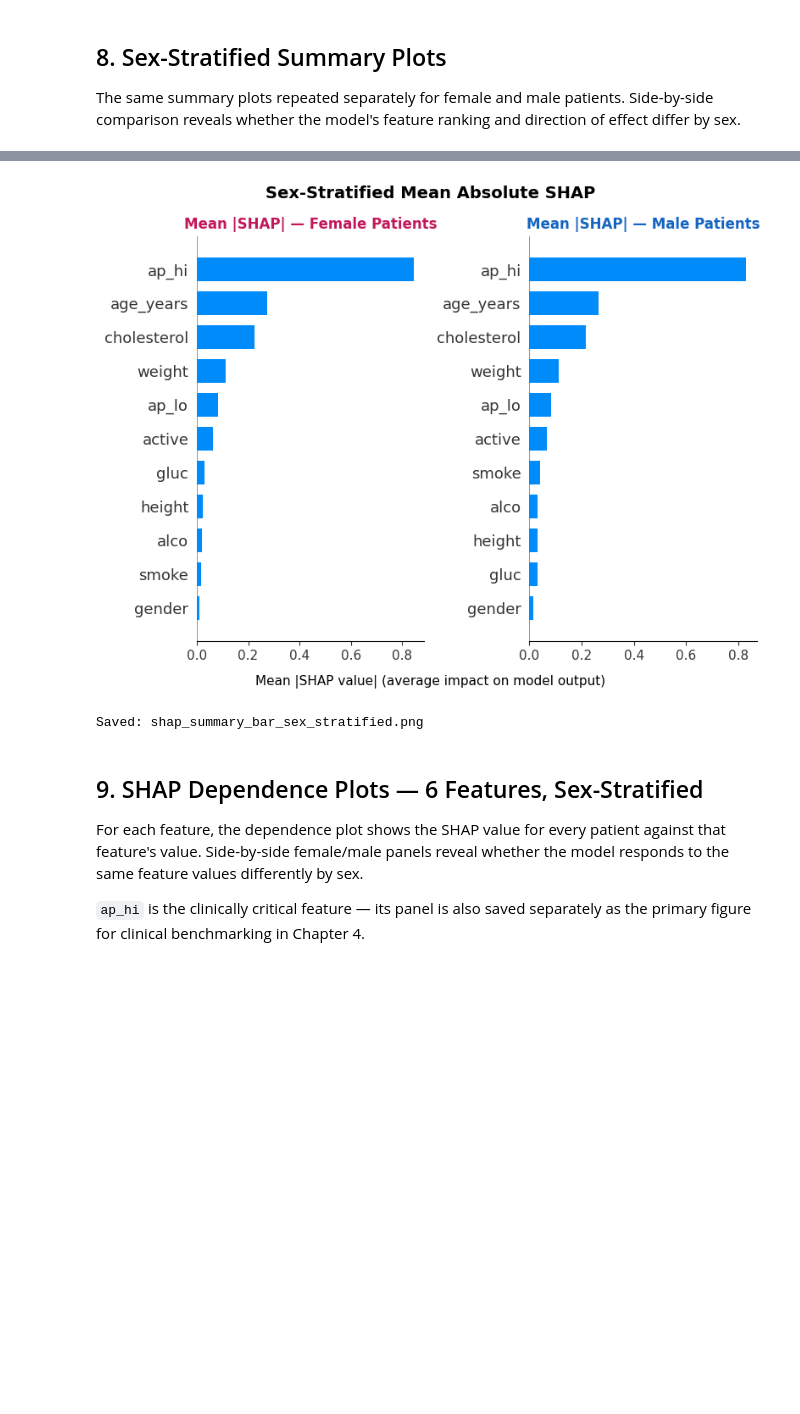
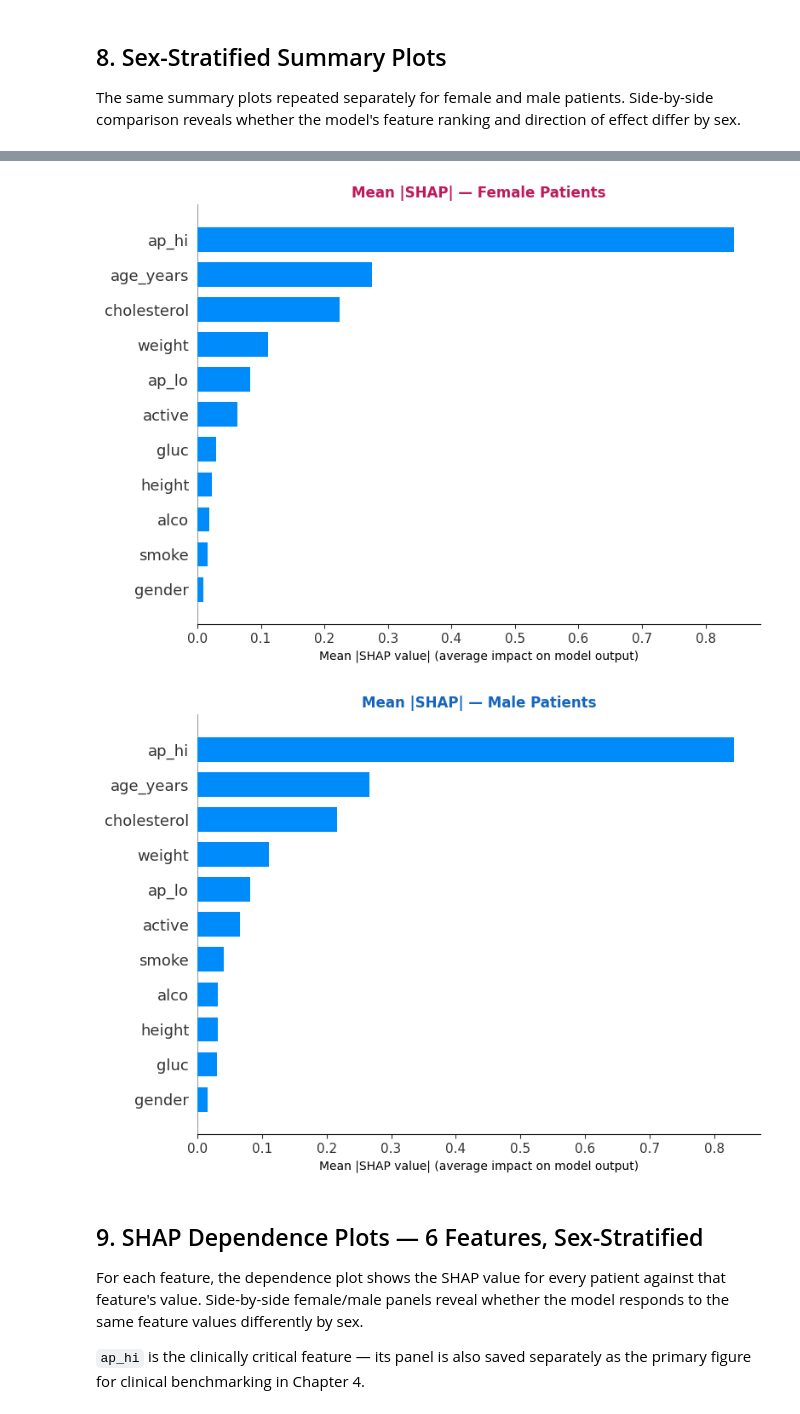
Before and after one commit to Kavisha612/Dissertation_ExplainableAI, a Jupyter notebook: SHAP_fairness_notebooks/shap_01_global_validation.ipynb, the cells around one changed output, grey strips where cells are left out. Saved outputs shown, nothing was run; the diff lists cells and outputs as text; code cells hidden in the pictures; blank space fills up the shorter version.

```diff
--- a/SHAP_fairness_notebooks/shap_01_global_validation.ipynb
+++ b/SHAP_fairness_notebooks/shap_01_global_validation.ipynb
@@ -332,27 +428,19 @@ Saved: shap_summary_dot_sex_stratified.png
 # %%
-# ── Bar plots side by side ─────────────────────────────────────────────────
-fig, axes = plt.subplots(1, 2, figsize=(20, 7))
-
-plt.sca(axes[0])
-shap.summary_plot(sv_female.values, X_test_female, plot_type="bar", show=False)
-axes[0].set_title("Mean |SHAP| — Female Patients", fontsize=12, fontweight="bold", color="#c2185b")
-axes[0].set_xlabel("")
-
-plt.sca(axes[1])
-shap.summary_plot(sv_male.values, X_test_male, plot_type="bar", show=False)
-axes[1].set_title("Mean |SHAP| — Male Patients", fontsize=12, fontweight="bold", color="#1565c0")
-axes[1].set_xlabel("")
-
-fig.text(0.5, -0.02, "Mean |SHAP value| (average impact on model output)",
-         ha="center", fontsize=11)
-fig.suptitle("Sex-Stratified Mean Absolute SHAP", fontsize=14, fontweight="bold")
-plt.tight_layout()
-plt.savefig(OUTPUT_SHAP / "shap_summary_bar_sex_stratified.png", dpi=150, bbox_inches="tight")
-plt.show()
-print("Saved: shap_summary_bar_sex_stratified.png")
+for title, sv, X, color, fname in [
+    ("Mean |SHAP| — Female Patients", sv_female, X_test_female, "#c2185b", "shap_summary_bar_female.png"),
+    ("Mean |SHAP| — Male Patients",   sv_male,   X_test_male,   "#1565c0", "shap_summary_bar_male.png"),
+]:
+    fig, ax = plt.subplots(figsize=(7, 5))
+    plt.sca(ax)
+    shap.summary_plot(sv.values, X, plot_type="bar", show=False)
+    ax.set_title(title, fontsize=12, fontweight="bold", color=color)
+    ax.set_xlabel("Mean |SHAP value| (average impact on model output)", fontsize=10)
+    plt.tight_layout()
+    plt.savefig(OUTPUT_SHAP / fname, dpi=150, bbox_inches="tight")
+    plt.show()
 # %% [output]
-[figure, old version]
+[figure, new version]
-Saved: shap_summary_bar_sex_stratified.png
+[figure, added]
 # %% [markdown]
 ## 9. SHAP Dependence Plots — 6 Features, Sex-Stratified
 
```
Also changed, not shown: parts of 10 cells of this notebook.
